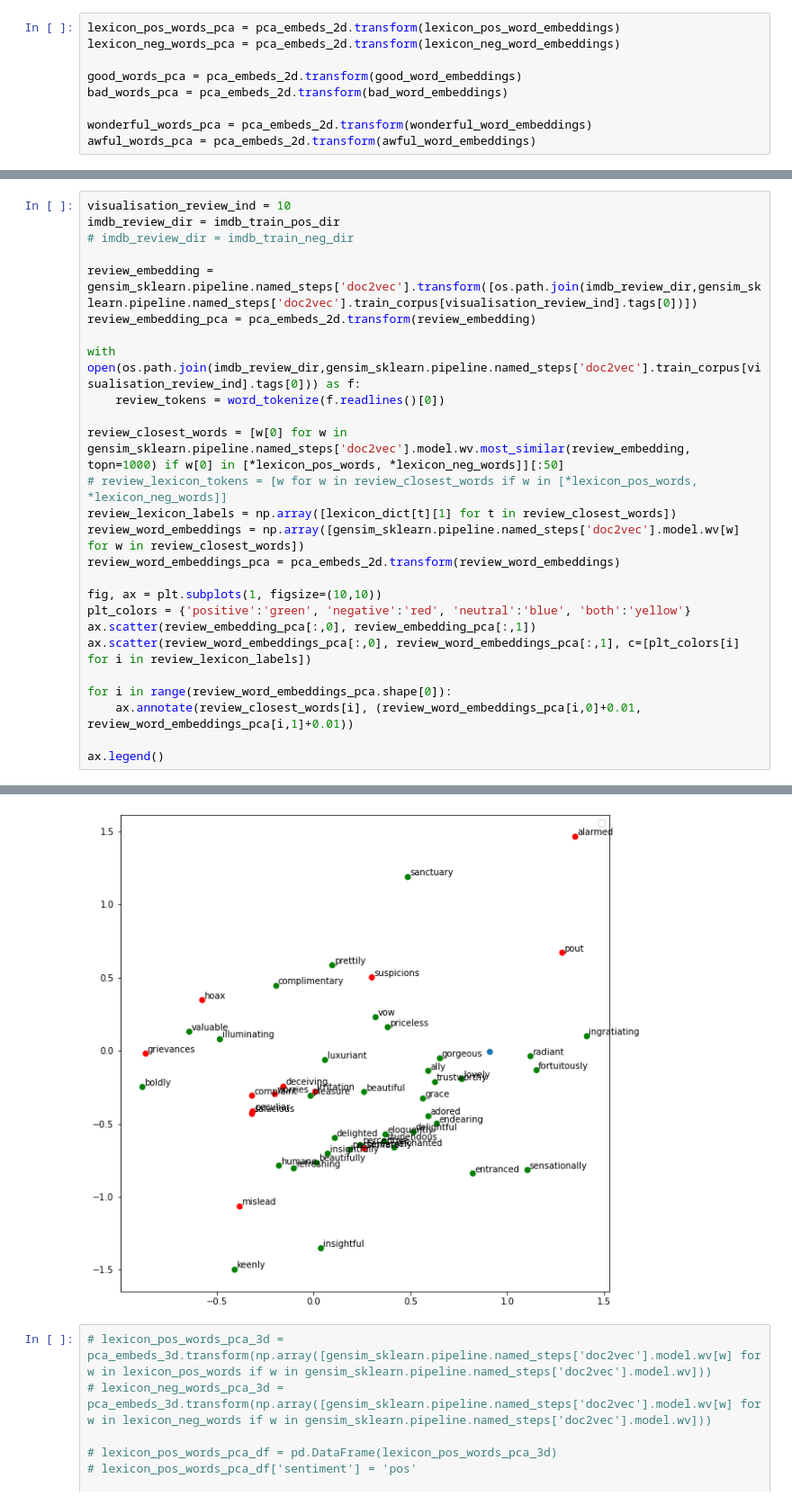
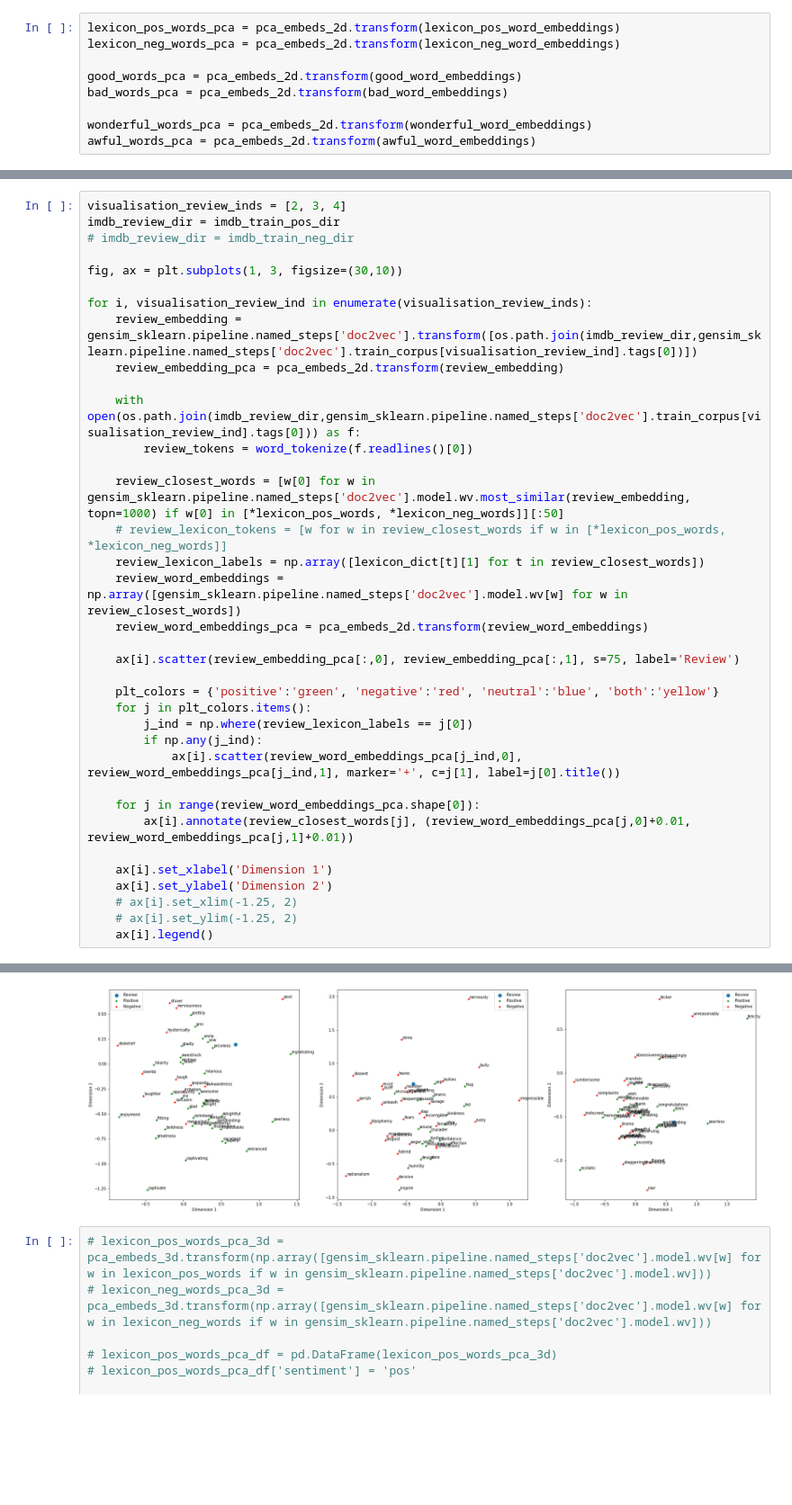
Before and after one commit to thatscotdatasci/MLMI13, a Jupyter notebook: run_doc2vec.ipynb, the cells around one changed output, grey strips where cells are left out. Shown at 90% size. Saved outputs shown, nothing was run; the diff lists cells and outputs as text; blank space fills up the shorter version.

```diff
--- a/run_doc2vec.ipynb
+++ b/run_doc2vec.ipynb
@@ -619,27 +569,37 @@ ax[2].legend(loc='upper left')
 # %%
-visualisation_review_ind = 10
+visualisation_review_inds = [2, 3, 4]
 imdb_review_dir = imdb_train_pos_dir
 # imdb_review_dir = imdb_train_neg_dir
 
-review_embedding = gensim_sklearn.pipeline.named_steps['doc2vec'].transform([os.path.join(imdb_review_dir,gensim_sklearn.pipeline.named_steps['doc2vec'].train_corpus[visualisation_review_ind].tags[0])])
-review_embedding_pca = pca_embeds_2d.transform(review_embedding)
+fig, ax = plt.subplots(1, 3, figsize=(30,10))
 
-with open(os.path.join(imdb_review_dir,gensim_sklearn.pipeline.named_steps['doc2vec'].train_corpus[visualisation_review_ind].tags[0])) as f:
-    review_tokens = word_tokenize(f.readlines()[0])
+for i, visualisation_review_ind in enumerate(visualisation_review_inds):
+    review_embedding = gensim_sklearn.pipeline.named_steps['doc2vec'].transform([os.path.join(imdb_review_dir,gensim_sklearn.pipeline.named_steps['doc2vec'].train_corpus[visualisation_review_ind].tags[0])])
+    review_embedding_pca = pca_embeds_2d.transform(review_embedding)
 
-review_closest_words = [w[0] for w in gensim_sklearn.pipeline.named_steps['doc2vec'].model.wv.most_similar(review_embedding, topn=1000) if w[0] in [*lexicon_pos_words, *lexicon_neg_words]][:50]
-# review_lexicon_tokens = [w for w in review_closest_words if w in [*lexicon_pos_words, *lexicon_neg_words]]
-review_lexicon_labels = np.array([lexicon_dict[t][1] for t in review_closest_words])
-review_word_embeddings = np.array([gensim_sklearn.pipeline.named_steps['doc2vec'].model.wv[w] for w in review_closest_words])
-review_word_embeddings_pca = pca_embeds_2d.transform(review_word_embeddings)
+    with open(os.path.join(imdb_review_dir,gensim_sklearn.pipeline.named_steps['doc2vec'].train_corpus[visualisation_review_ind].tags[0])) as f:
+        review_tokens = word_tokenize(f.readlines()[0])
 
-fig, ax = plt.subplots(1, figsize=(10,10))
-plt_colors = {'positive':'green', 'negative':'red', 'neutral':'blue', 'both':'yellow'}
-ax.scatter(review_embedding_pca[:,0], review_embedding_pca[:,1])
-ax.scatter(review_word_embeddings_pca[:,0], review_word_embeddings_pca[:,1], c=[plt_colors[i] for i in review_lexicon_labels])
+    review_closest_words = [w[0] for w in gensim_sklearn.pipeline.named_steps['doc2vec'].model.wv.most_similar(review_embedding, topn=1000) if w[0] in [*lexicon_pos_words, *lexicon_neg_words]][:50]
+    # review_lexicon_tokens = [w for w in review_closest_words if w in [*lexicon_pos_words, *lexicon_neg_words]]
+    review_lexicon_labels = np.array([lexicon_dict[t][1] for t in review_closest_words])
+    review_word_embeddings = np.array([gensim_sklearn.pipeline.named_steps['doc2vec'].model.wv[w] for w in review_closest_words])
+    review_word_embeddings_pca = pca_embeds_2d.transform(review_word_embeddings)
 
-for i in range(review_word_embeddings_pca.shape[0]):
-    ax.annotate(review_closest_words[i], (review_word_embeddings_pca[i,0]+0.01, review_word_embeddings_pca[i,1]+0.01))
+    ax[i].scatter(review_embedding_pca[:,0], review_embedding_pca[:,1], s=75, label='Review')
 
-ax.legend()
+    plt_colors = {'positive':'green', 'negative':'red', 'neutral':'blue', 'both':'yellow'}
+    for j in plt_colors.items():
+        j_ind = np.where(review_lexicon_labels == j[0])
+        if np.any(j_ind):
+            ax[i].scatter(review_word_embeddings_pca[j_ind,0], review_word_embeddings_pca[j_ind,1], marker='+', c=j[1], label=j[0].title())
+
+    for j in range(review_word_embeddings_pca.shape[0]):
+        ax[i].annotate(review_closest_words[j], (review_word_embeddings_pca[j,0]+0.01, review_word_embeddings_pca[j,1]+0.01))
+
+    ax[i].set_xlabel('Dimension 1')
+    ax[i].set_ylabel('Dimension 2')
+    # ax[i].set_xlim(-1.25, 2)
+    # ax[i].set_ylim(-1.25, 2)
+    ax[i].legend()
 # %% [output]
@@ -648,4 +606,4 @@ ax.legend()
-[figure, old version]
+[figure, new version]
 # %%
 # lexicon_pos_words_pca_3d = pca_embeds_3d.transform(np.array([gensim_sklearn.pipeline.named_steps['doc2vec'].model.wv[w] for w in lexicon_pos_words if w in gensim_sklearn.pipeline.named_steps['doc2vec'].model.wv]))
 # lexicon_neg_words_pca_3d = pca_embeds_3d.transform(np.array([gensim_sklearn.pipeline.named_steps['doc2vec'].model.wv[w] for w in lexicon_neg_words if w in gensim_sklearn.pipeline.named_steps['doc2vec'].model.wv]))
```
Also changed, not shown: parts of 59 cells of this notebook.
